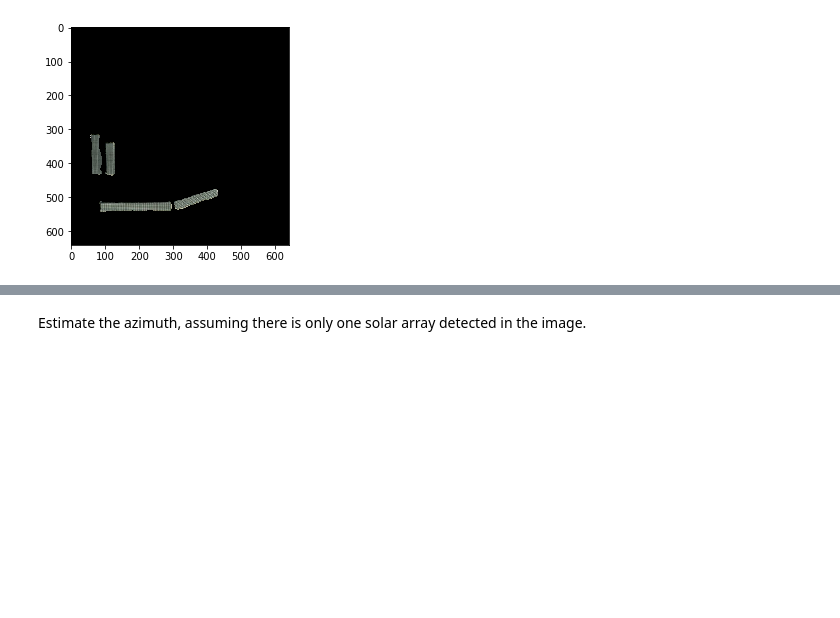
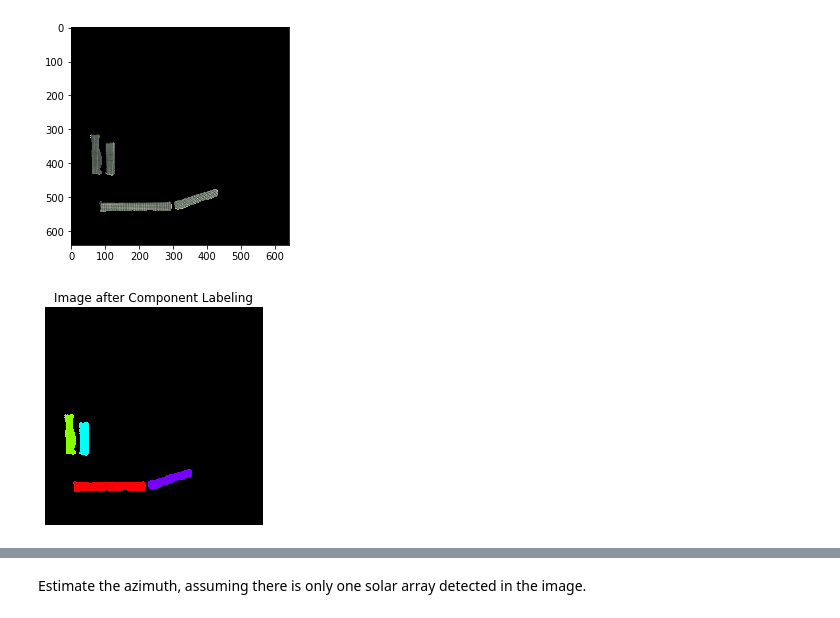
Before and after one commit to NREL/Panel-Segmentation, a Jupyter notebook: Panel_Detection_example.ipynb, the cells around one changed output, grey strips where cells are left out. Saved outputs shown, nothing was run; the diff lists cells and outputs as text; code cells hidden in the pictures; blank space fills up the shorter version.

```diff
--- a/Panel_Detection_example.ipynb
+++ b/Panel_Detection_example.ipynb
@@ -59,3 +62,11 @@ plt.imshow(new_res.reshape(640,640,3))
 # %% [output]
 <matplotlib.image.AxesImage at 0x...>
 [figure]
+# %%
+import cv2
+rest = cv2.cvtColor(res,cv2.COLOR_GRAY2RGB)
+#Cluster the solar arrays in the image using spectral clustering.
+n,clusters = panelseg.clusterPanels(new_res, rest,
+                                  fig=True)
+# %% [output]
+[figure, added]
```
Also changed, not shown: parts of 12 cells of this notebook, 2 other files.
